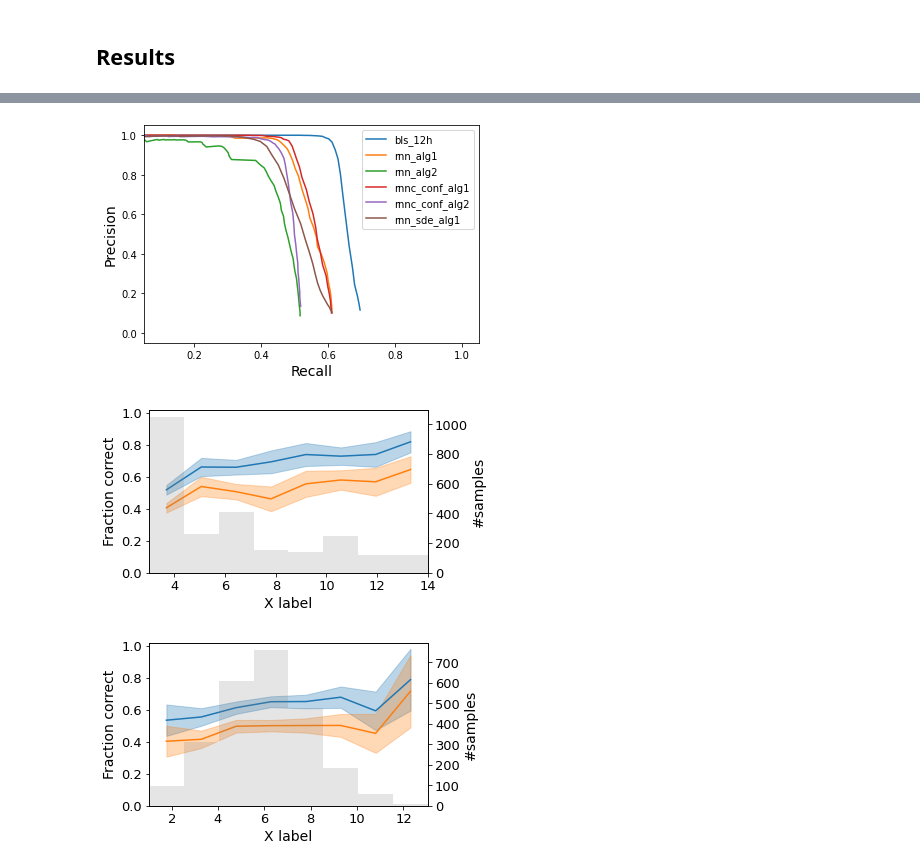
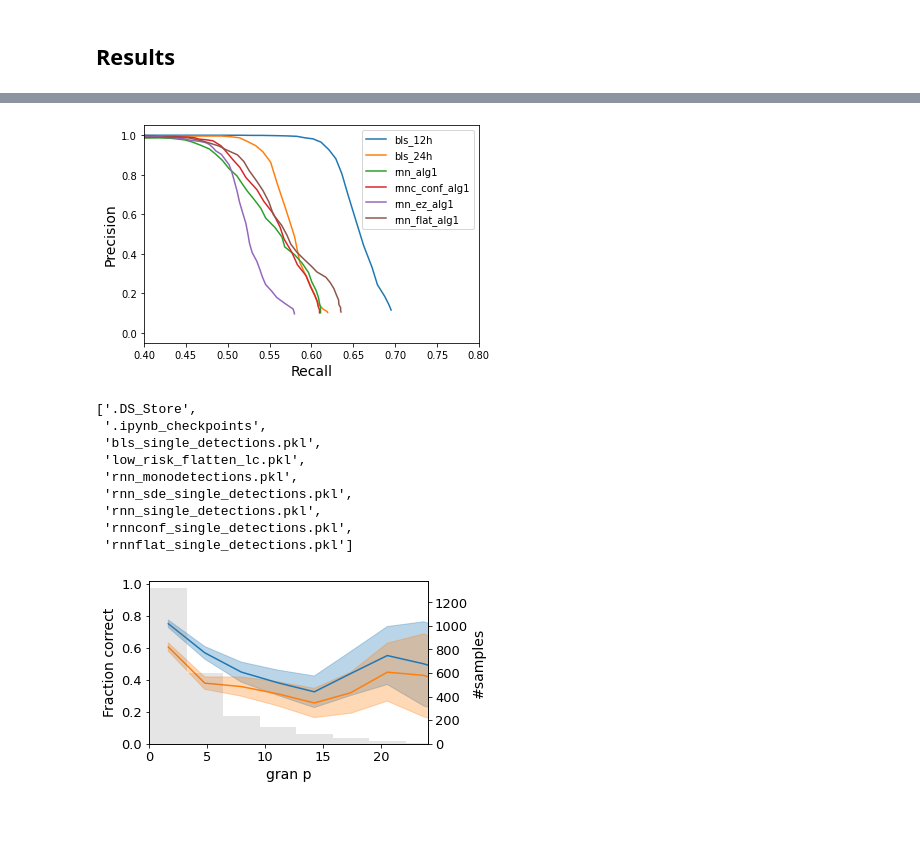
Before and after one commit to ykerus/transit-detection-rnn, a Jupyter notebook: experiments/single_planets.ipynb, the cells around one changed output, grey strips where cells are left out. Cells and saved outputs as stored; diff of their text form; code cells hidden in the pictures; blank space fills up the shorter version.

```diff
--- a/experiments/single_planets.ipynb
+++ b/experiments/single_planets.ipynb
@@ -241,7 +247,8 @@ rnn_sde_thresholds = np.linspace(0,15,100)
 rnn_sde_results = evaluate_thresholds(rnn_sde_detections, rnn_sde_thresholds)
 # %%
 dontshow=[]
-onlyshow=["rnnc_conf_alg1", "rnn_alg1", "rnnc_conf_alg2", "rnn_alg2", "bls_12h", "rnn_sde_alg1"]
+onlyshow=["rnnc_conf_alg1", "rnn_alg1", "bls_12h", "bls_24h",
+          "rnn_ez_alg1", "rnn_flat_alg1"]
 # onlyshow=["rnn_sde_alg1"]
 combined_results = {**bls_results, **rnn_results, **rnn_sde_results}
 for mname, dic in combined_results.items():
@@ -252,9 +259,21 @@ for mname, dic in combined_results.items():
     elif mname not in dontshow:
 #         plt.plot(dic["fp"], dic["tp"], label=mname)
         plt.plot(get_recall(dic), get_precision(dic), label=mname)
-plt.legend(), plt.xlim(0.05,1.05), plt.ylim(-0.05,1.05)
+plt.legend(), plt.xlim(0.4,0.8), plt.ylim(-0.05,1.05)
 plt.xlabel("Recall", fontsize=14)
 plt.ylabel("Precision", fontsize=14)
 plt.show()
 # %% [output]
-[figure, old version]
+[figure, new version]
+# %%
+os.listdir("results")
+# %% [output]
+['.DS_Store',
+ '.ipynb_checkpoints',
+ 'bls_single_detections.pkl',
+ 'low_risk_flatten_lc.pkl',
+ 'rnn_monodetections.pkl',
+ 'rnn_sde_single_detections.pkl',
+ 'rnn_single_detections.pkl',
+ 'rnnconf_single_detections.pkl',
+ 'rnnflat_single_detections.pkl']
@@ -331,17 +365,21 @@ def plot_1d(model_correct, array, labels, n_bins=10, xlbl="", legend=True, offse
     if show:
         plt.show()
 # %%
-def get_scores(mname, detect_dic, results_dic, thresholds, precision_lvl=0.9):
+def get_scores(mname, detect_dic, results_dic, thresholds, precision_lvl=0.9, return_sampleids=False):
     thresh = get_threshold(results_dic[mname], thresholds, precision_lvl=0.9)[0]
     correct_detections = []
+    sampleids = []
     for i in meta:
         if len(meta[i]["planets"]) > 0:
+            sampleids.append(i)
             correct = False
             for score, det in detect_dic[i][mname].items():
                 if score > thresh and correct_detection(meta[i], det):
                     correct = True
                     break
             correct_detections.append(correct)
+    if return_sampleids:
+        return np.array(correct_detections), np.array(sampleids)
     return np.array(correct_detections)
 
 def get_data_params(meta, pname, fn=lambda a:a, pl_param=True):
@@ -351,24 +389,38 @@ def get_data_params(meta, pname, fn=lambda a:a, pl_param=True):
         lst = [fn(meta[i][pname]) for i in meta if len(meta[i]["planets"])]
     return np.array(lst)
 # %%
-rnn_scores = get_scores("rnn_alg1", rnn_detections, rnn_results, rnn_thresholds)
+rnn_scores, scores_sampleids = get_scores("rnn_alg1", rnn_detections, rnn_results, rnn_thresholds, return_sampleids=1)
 bls_scores = get_scores("bls_12h", bls_detections, bls_results, bls_thresholds)
 # %%
 depth = get_data_params(meta, "pl_ror", lambda a:a**2)
+sigma = get_data_params(meta, "sigma", pl_param=0)
 duration = get_data_params(meta, "pl_duration", lambda a:a*24)
+period = get_data_params(meta, "pl_period")
 n_transits = get_data_params(meta, "pl_transits")
-rot_period = get_data_params(meta, "rot_period", pl_param=0)
+rot_sigma = get_data_params(meta, "rot_sigma", pl_param=0)
 gran_period = get_data_params(meta, "gran_period", pl_param=0)
+gran_period = get_data_params(meta, "gran_period", pl_param=0, fn=lambda a:a*24)
 # %%
-plot_1d([bls_scores, rnn_scores],
-         n_transits, labels=["BLS-12h","RNN"], xlbl="X label",
-         legend=False, n_bins=8, offset=0.1, fill=True, min_acc=0)
+# plot_1d([bls_scores, rnn_scores],
+#          depth/sigma, labels=["BLS-12h","RNN"], xlbl="depth/sigma",
+#          legend=False, n_bins=8, offset=0.1, fill=True, min_acc=0)
+
+# plot_1d([bls_scores, rnn_scores],
+#          period, labels=["BLS-12h","RNN"], xlbl="period",
+#          legend=False, n_bins=8, offset=0.1, fill=True, min_acc=0)
+
+# plot_1d([bls_scores, rnn_scores],
+#          duration, labels=["BLS-12h","RNN"], xlbl="duration",
+#          legend=False, n_bins=8, offset=0.1, fill=True, min_acc=0)
+
+# plot_1d([bls_scores, rnn_scores],
+#          rot_sigma, labels=["BLS-12h","RNN"], xlbl="rotation amp",
+#          legend=False, n_bins=8, offset=0.1, fill=True, min_acc=0)
 
 plot_1d([bls_scores, rnn_scores],
-         rot_period, labels=["BLS-12h","RNN"], xlbl="X label",
-         legend=False, n_bins=8, offset=0.1, fill=True, min_acc=0, show=False)
-# plt.xlim(0,1.5)
+         gran_period, labels=["BLS-12h","RNN"], xlbl="gran p",
+         legend=False, n_bins=50, offset=0.1, fill=True, min_acc=0, show=0)
+plt.xlim(0,24)
 plt.show()
 # %% [output]
-[figure, old version]
+[figure, new version]
-[figure, removed]
```
Also changed, not shown: parts of 14 cells of this notebook, 6 other files.
